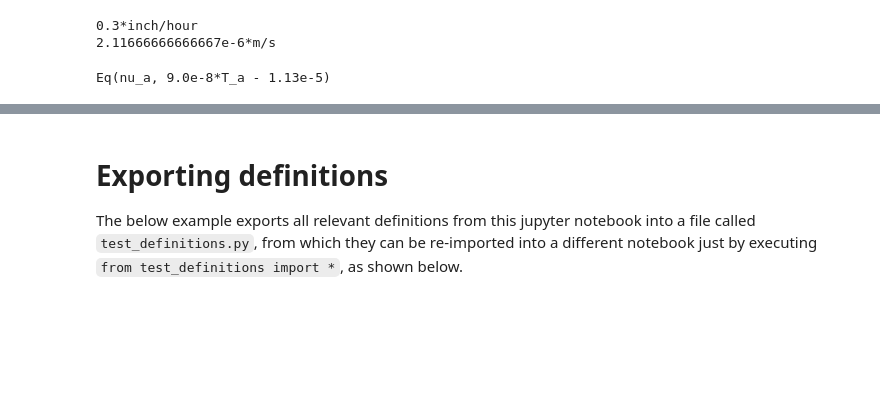
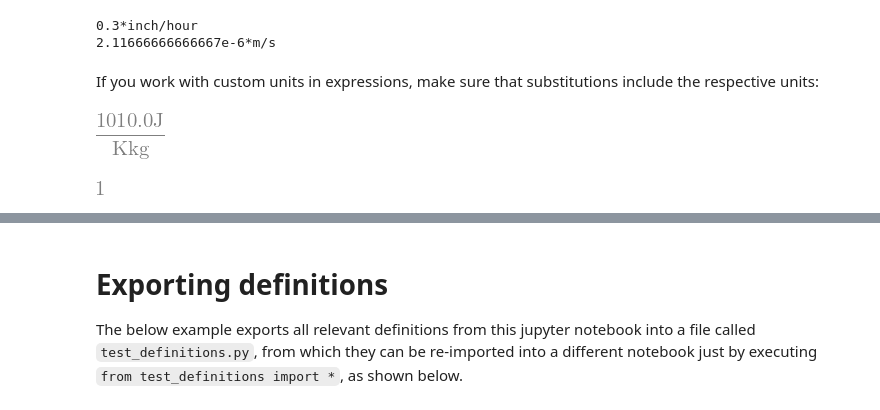
Before and after one commit to schymans/ESSM_jupyter_examples, a Jupyter notebook: api_documentation_master.ipynb, the cells around one changed output, grey strips where cells are left out. Drawn from its saved outputs; the diff is of its cells as text; code cells hidden in the pictures; blank space fills up the shorter version.

Commit message:
Further advance plotting function with custom units

```diff
--- a/api_documentation_master.ipynb
+++ b/api_documentation_master.ipynb
@@ -706,7 +706,20 @@ print(convert_to(value1*unit1, unit2))
 # %% [output]
 0.3*inch/hour
 2.11666666666667e-6*m/s
-# %%
-print(expr)
-# %% [output]
-Eq(nu_a, 9.0e-8*T_a - 1.13e-5)
+# %% [markdown]
+If you work with custom units in expressions, make sure that substitutions include the respective units:
+# %%
+vdict = Variable.__defaults__.copy()
+for (key, val) in vdict.items():
+    if val:
+        unit = derive_unit(key)
+        vdict[key] = val*unit
+# %%
+val = vdict[c_pa]
+val
+# %% [output]
+[figure, added]
+# %%
+derive_unit(val)
+# %% [output]
+[figure, added]
```
Also changed, not shown: parts of 8 cells of this notebook.
